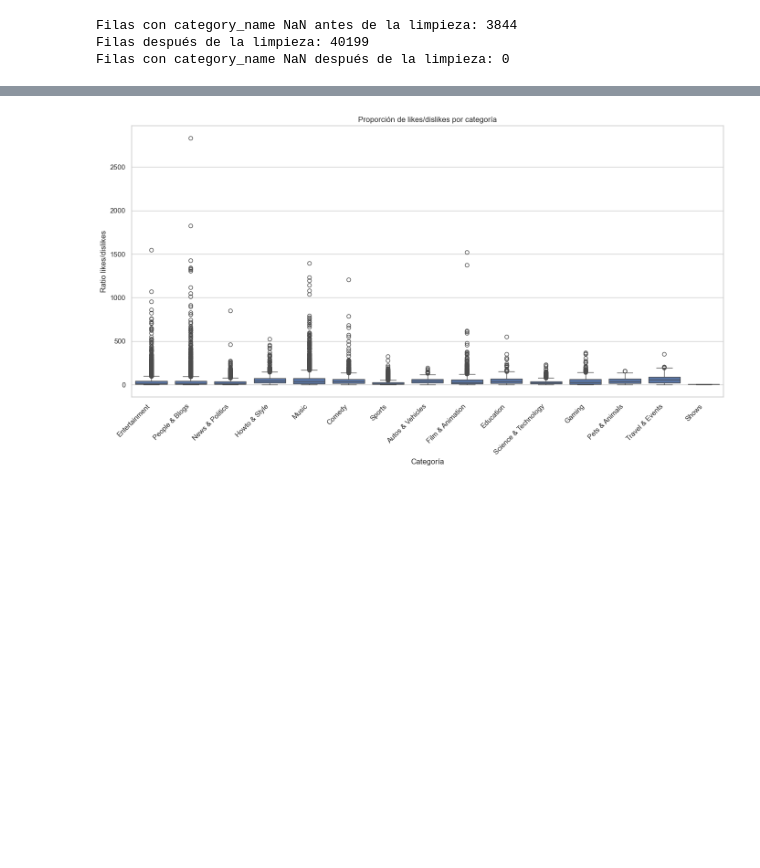
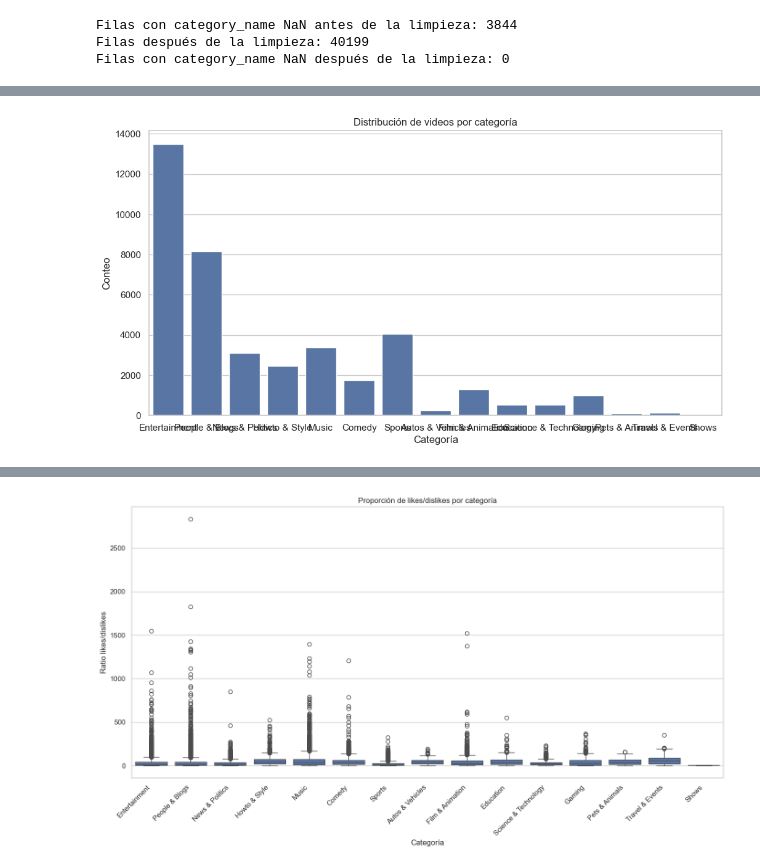
Before and after one commit to dynngz/DataScience, a Jupyter notebook: DataScience.ipynb, the cells around one changed output, grey strips where cells are left out. Cells and saved outputs as stored; diff of their text form; code cells hidden in the pictures; blank space fills up the shorter version.

```diff
--- a/DataScience.ipynb
+++ b/DataScience.ipynb
@@ -209,11 +209,13 @@ category_id
 Name: count, dtype: int64
 # %%
 #Distribución de videos por categoría
-sns.countplot(data=df, x='category_id')
+sns.countplot(data=df, x='category_name')
 plt.title('Distribución de videos por categoría')
 plt.xlabel('Categoría')
 plt.ylabel('Conteo')
 plt.show()
+# %% [output]
+[figure, added]
 # %%
 #Relación entre likes y dislikes
 sns.scatterplot(data=df, x='likes', y='dislikes', alpha=0.3)
```
Also changed, not shown: parts of 20 cells of this notebook, 1 other file.
